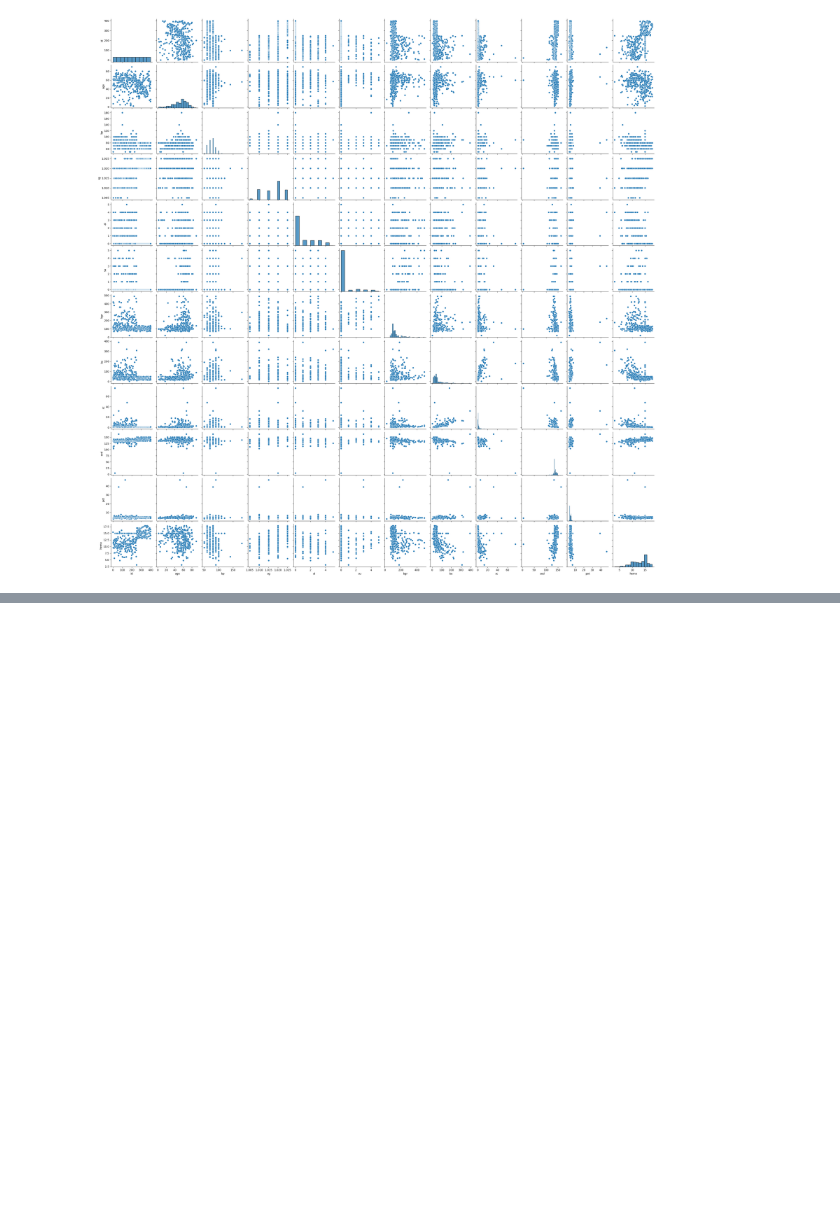
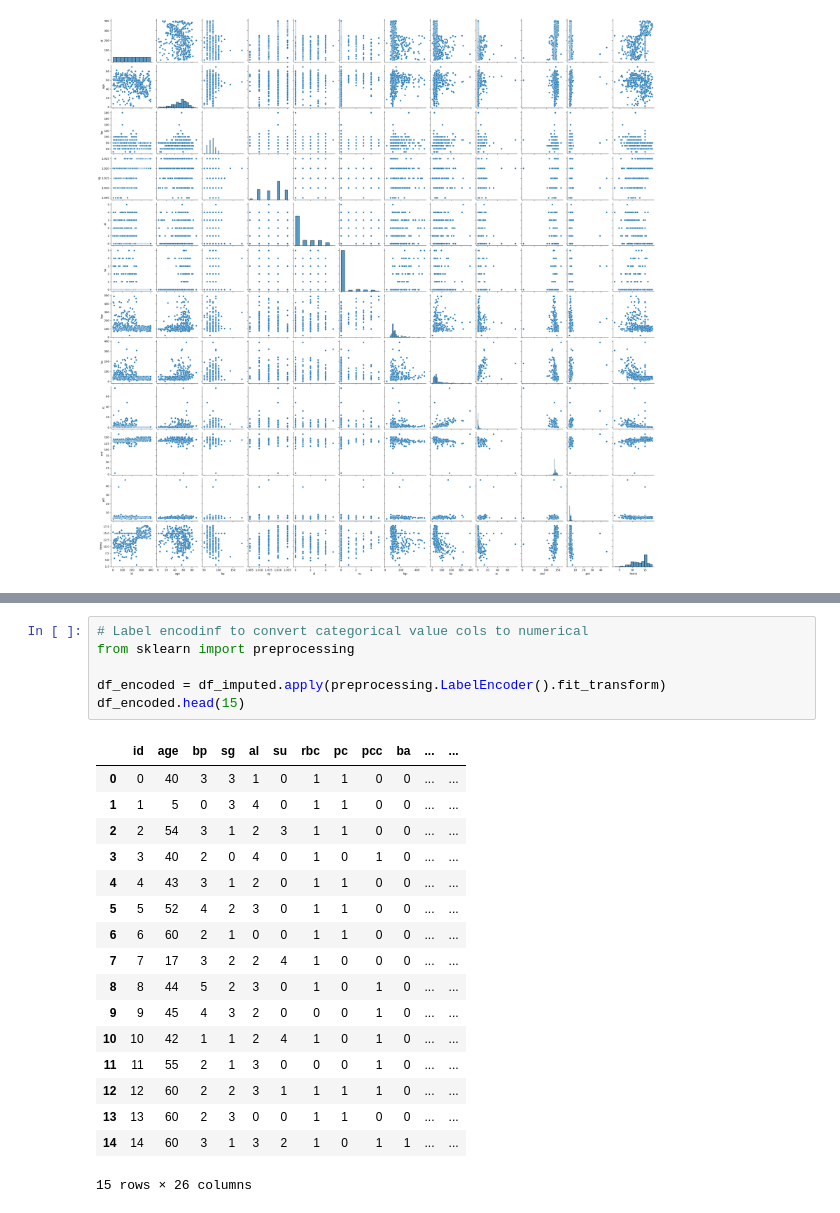
Before and after one commit to niharnsheth/ml_keepsakes, a Jupyter notebook: disease_prediction/kidney_disease_detection/data_viz_and_processing.ipynb, the cells around one changed output, grey strips where cells are left out. Saved outputs shown, nothing was run; the diff lists cells and outputs as text; blank space fills up the shorter version.

```diff
--- a/disease_prediction/kidney_disease_detection/predicting_disease_fcnn.ipynb
+++ b/disease_prediction/kidney_disease_detection/data_viz_and_processing.ipynb
@@ -182,0 +192,24 @@ for col in list(df_imputed.select_dtypes(exclude=['object']).columns)[1:]:
+# %%
+# Label encodinf to convert categorical value cols to numerical
+from sklearn import preprocessing
+
+df_encoded = df_imputed.apply(preprocessing.LabelEncoder().fit_transform)
+df_encoded.head(15)
+# %% [output]
+|  | id | age | bp | sg | al | su | rbc | pc | pcc | ba | ... | ... |
+| 0 | 0 | 40 | 3 | 3 | 1 | 0 | 1 | 1 | 0 | 0 | ... | ... |
+| 1 | 1 | 5 | 0 | 3 | 4 | 0 | 1 | 1 | 0 | 0 | ... | ... |
+| 2 | 2 | 54 | 3 | 1 | 2 | 3 | 1 | 1 | 0 | 0 | ... | ... |
+| 3 | 3 | 40 | 2 | 0 | 4 | 0 | 1 | 0 | 1 | 0 | ... | ... |
+| 4 | 4 | 43 | 3 | 1 | 2 | 0 | 1 | 1 | 0 | 0 | ... | ... |
+| 5 | 5 | 52 | 4 | 2 | 3 | 0 | 1 | 1 | 0 | 0 | ... | ... |
+| 6 | 6 | 60 | 2 | 1 | 0 | 0 | 1 | 1 | 0 | 0 | ... | ... |
+| 7 | 7 | 17 | 3 | 2 | 2 | 4 | 1 | 0 | 0 | 0 | ... | ... |
+| 8 | 8 | 44 | 5 | 2 | 3 | 0 | 1 | 0 | 1 | 0 | ... | ... |
+| 9 | 9 | 45 | 4 | 3 | 2 | 0 | 0 | 0 | 1 | 0 | ... | ... |
+| 10 | 10 | 42 | 1 | 1 | 2 | 4 | 1 | 0 | 1 | 0 | ... | ... |
+| 11 | 11 | 55 | 2 | 1 | 3 | 0 | 0 | 0 | 1 | 0 | ... | ... |
+| 12 | 12 | 60 | 2 | 2 | 3 | 1 | 1 | 1 | 1 | 0 | ... | ... |
+| 13 | 13 | 60 | 2 | 3 | 0 | 0 | 1 | 1 | 0 | 0 | ... | ... |
+| 14 | 14 | 60 | 3 | 1 | 3 | 2 | 1 | 0 | 1 | 1 | ... | ... |
+15 rows × 26 columns
```
Also changed, not shown: parts of 4 cells of this notebook, 2 other files.
